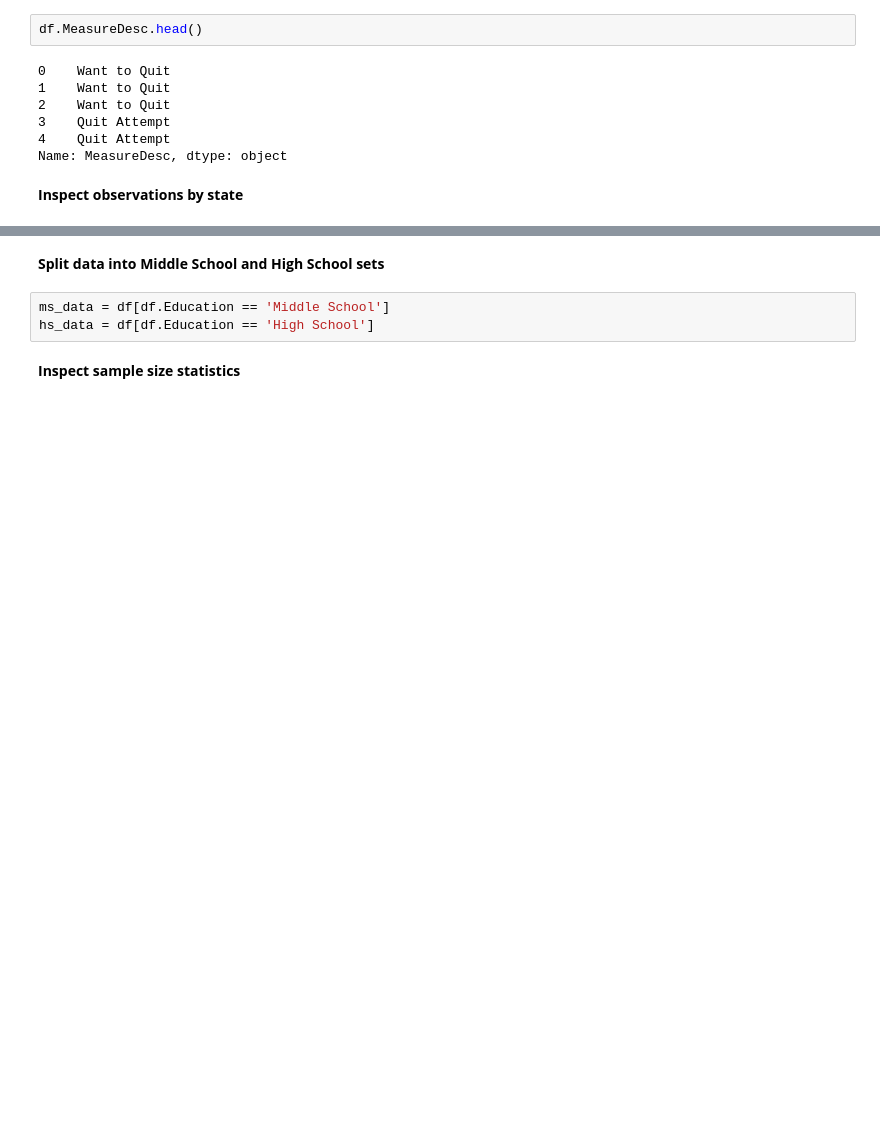
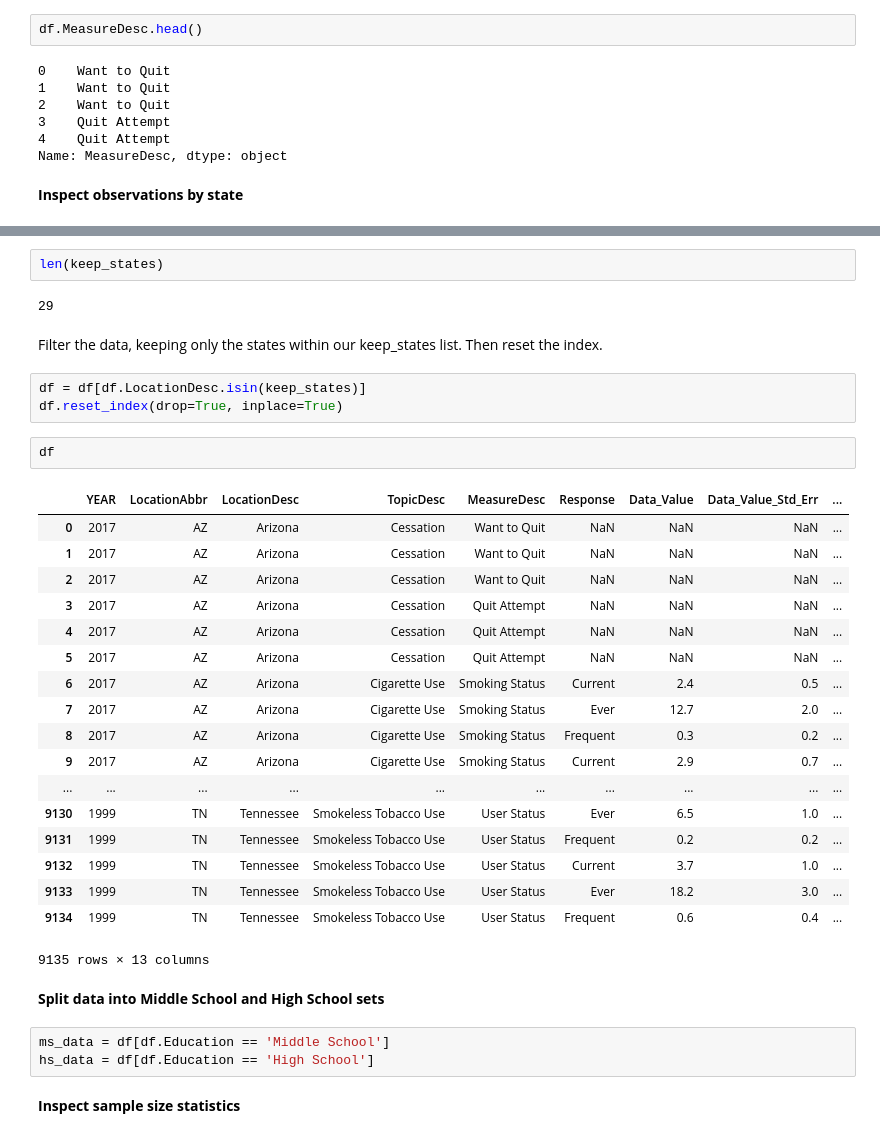
Before and after one commit to alex-baransky/yts_project, a Jupyter notebook: preproc.ipynb, the cells around one changed output, grey strips where cells are left out. Drawn from its saved outputs; the diff is of its cells as text; blank space fills up the shorter version.

```diff
--- a/preproc.ipynb
+++ b/preproc.ipynb
@@ -106,3 +128,33 @@ There are a handful of states (16) that have over 300 observations in the data.
+# %%
+len(keep_states)
+# %% [output]
+29
+# %% [markdown]
+Filter the data, keeping only the states within our keep_states list. Then reset the index.
+# %%
+df = df[df.LocationDesc.isin(keep_states)]
+df.reset_index(drop=True, inplace=True)
+# %%
+df
+# %% [output]
+|  | YEAR | LocationAbbr | LocationDesc | TopicDesc | MeasureDesc | Response | Data_Value | Data_Value_Std_Err | ... |
+| 0 | 2017 | AZ | Arizona | Cessation | Want to Quit | NaN | NaN | NaN | ... |
+| 1 | 2017 | AZ | Arizona | Cessation | Want to Quit | NaN | NaN | NaN | ... |
+| 2 | 2017 | AZ | Arizona | Cessation | Want to Quit | NaN | NaN | NaN | ... |
+| 3 | 2017 | AZ | Arizona | Cessation | Quit Attempt | NaN | NaN | NaN | ... |
+| 4 | 2017 | AZ | Arizona | Cessation | Quit Attempt | NaN | NaN | NaN | ... |
+| 5 | 2017 | AZ | Arizona | Cessation | Quit Attempt | NaN | NaN | NaN | ... |
+| 6 | 2017 | AZ | Arizona | Cigarette Use | Smoking Status | Current | 2.4 | 0.5 | ... |
+| 7 | 2017 | AZ | Arizona | Cigarette Use | Smoking Status | Ever | 12.7 | 2.0 | ... |
+| 8 | 2017 | AZ | Arizona | Cigarette Use | Smoking Status | Frequent | 0.3 | 0.2 | ... |
+| 9 | 2017 | AZ | Arizona | Cigarette Use | Smoking Status | Current | 2.9 | 0.7 | ... |
+| ... | ... | ... | ... | ... | ... | ... | ... | ... | ... |
+| 9130 | 1999 | TN | Tennessee | Smokeless Tobacco Use | User Status | Ever | 6.5 | 1.0 | ... |
+| 9131 | 1999 | TN | Tennessee | Smokeless Tobacco Use | User Status | Frequent | 0.2 | 0.2 | ... |
+| 9132 | 1999 | TN | Tennessee | Smokeless Tobacco Use | User Status | Current | 3.7 | 1.0 | ... |
+| 9133 | 1999 | TN | Tennessee | Smokeless Tobacco Use | User Status | Ever | 18.2 | 3.0 | ... |
+| 9134 | 1999 | TN | Tennessee | Smokeless Tobacco Use | User Status | Frequent | 0.6 | 0.4 | ... |
+9135 rows × 13 columns
 # %% [markdown]
 **Split data into Middle School and High School sets**
 # %%
```
Also changed, not shown: parts of 11 cells of this notebook, 8 other files.
